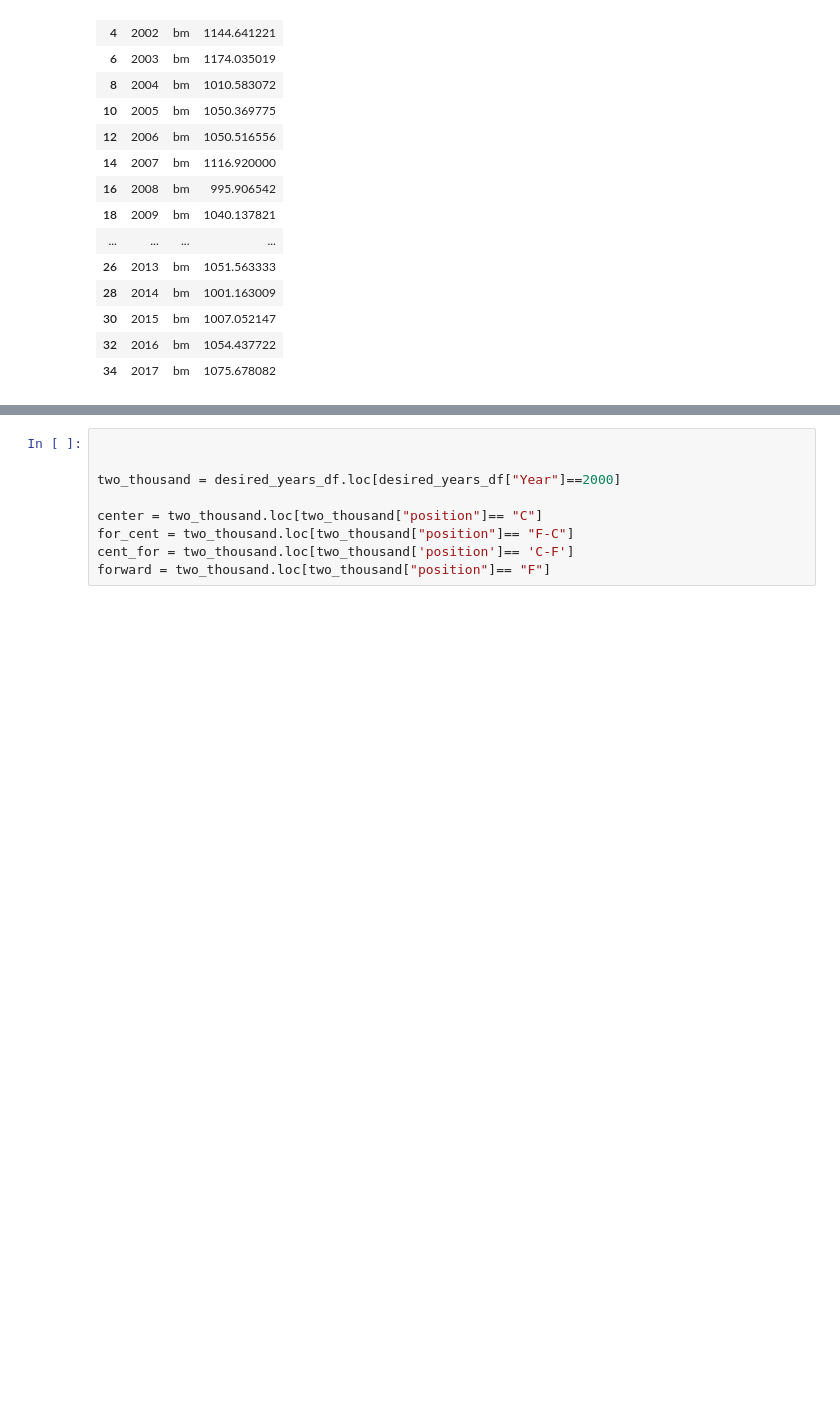
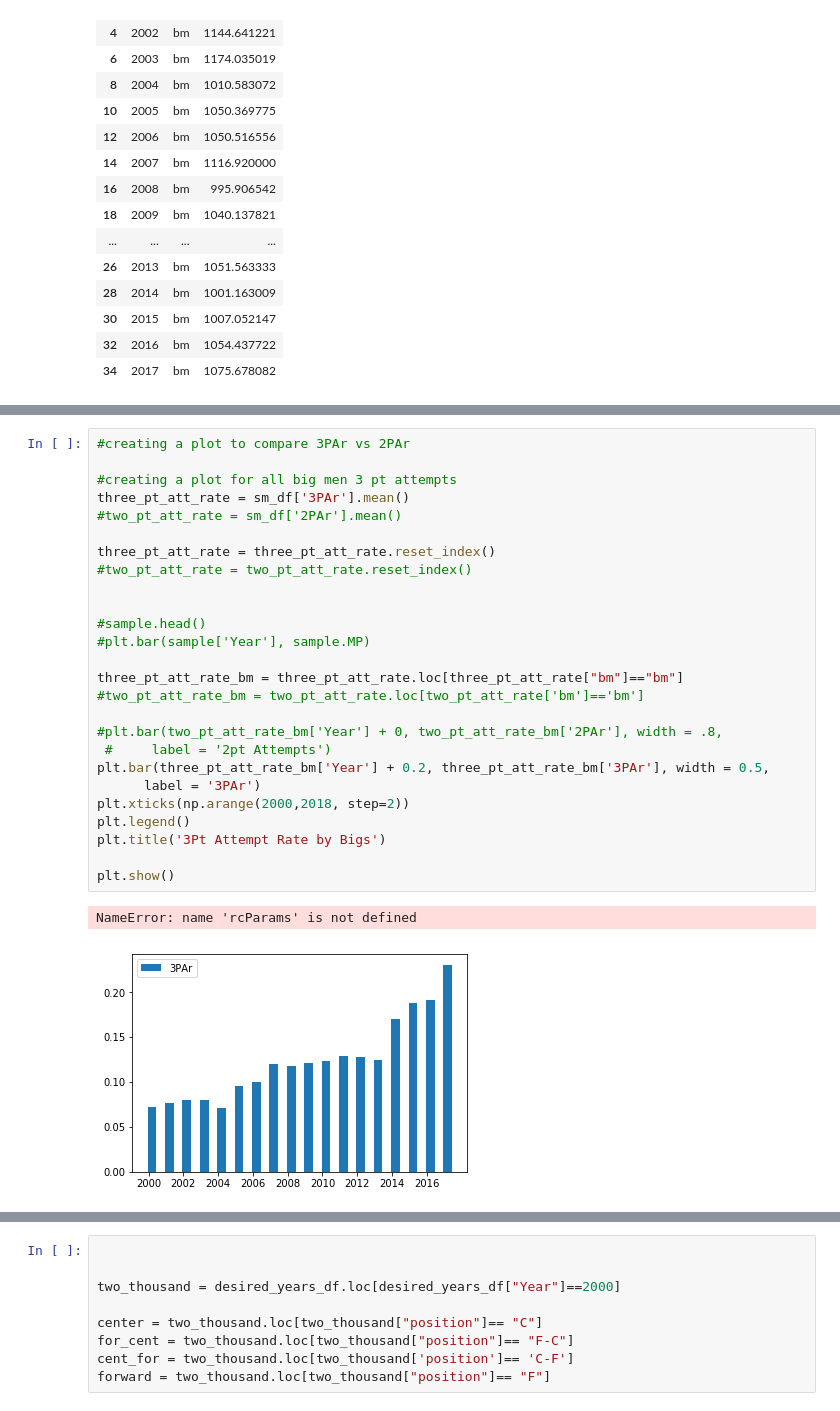
Before and after one commit to logan7734/Project1_repo, a Jupyter notebook: andrew_project_1_code.ipynb, the cells around one changed output, grey strips where cells are left out. Drawn from its saved outputs; the diff is of its cells as text; blank space fills up the shorter version.

```diff
--- a/andrew_project_1_code.ipynb
+++ b/andrew_project_1_code.ipynb
@@ -835,0 +882,29 @@ TypeError: 'DataFrameGroupBy' object is not callable
+# %%
+#creating a plot to compare 3PAr vs 2PAr
+
+#creating a plot for all big men 3 pt attempts
+three_pt_att_rate = sm_df['3PAr'].mean()
+#two_pt_att_rate = sm_df['2PAr'].mean()
+
+three_pt_att_rate = three_pt_att_rate.reset_index()
+#two_pt_att_rate = two_pt_att_rate.reset_index()
+
+
+#sample.head()
+#plt.bar(sample['Year'], sample.MP)
+
+three_pt_att_rate_bm = three_pt_att_rate.loc[three_pt_att_rate["bm"]=="bm"]
+#two_pt_att_rate_bm = two_pt_att_rate.loc[two_pt_att_rate['bm']=='bm']
+
+#plt.bar(two_pt_att_rate_bm['Year'] + 0, two_pt_att_rate_bm['2PAr'], width = .8,
+ #     label = '2pt Attempts')
+plt.bar(three_pt_att_rate_bm['Year'] + 0.2, three_pt_att_rate_bm['3PAr'], width = 0.5,
+      label = '3PAr')
+plt.xticks(np.arange(2000,2018, step=2))
+plt.legend()
+plt.title('3Pt Attempt Rate by Bigs')
+
+plt.show()
+# %% [output]
+NameError: name 'rcParams' is not defined
+[figure, added]
```
Also changed, not shown: parts of 6 cells of this notebook, 1 other file.
